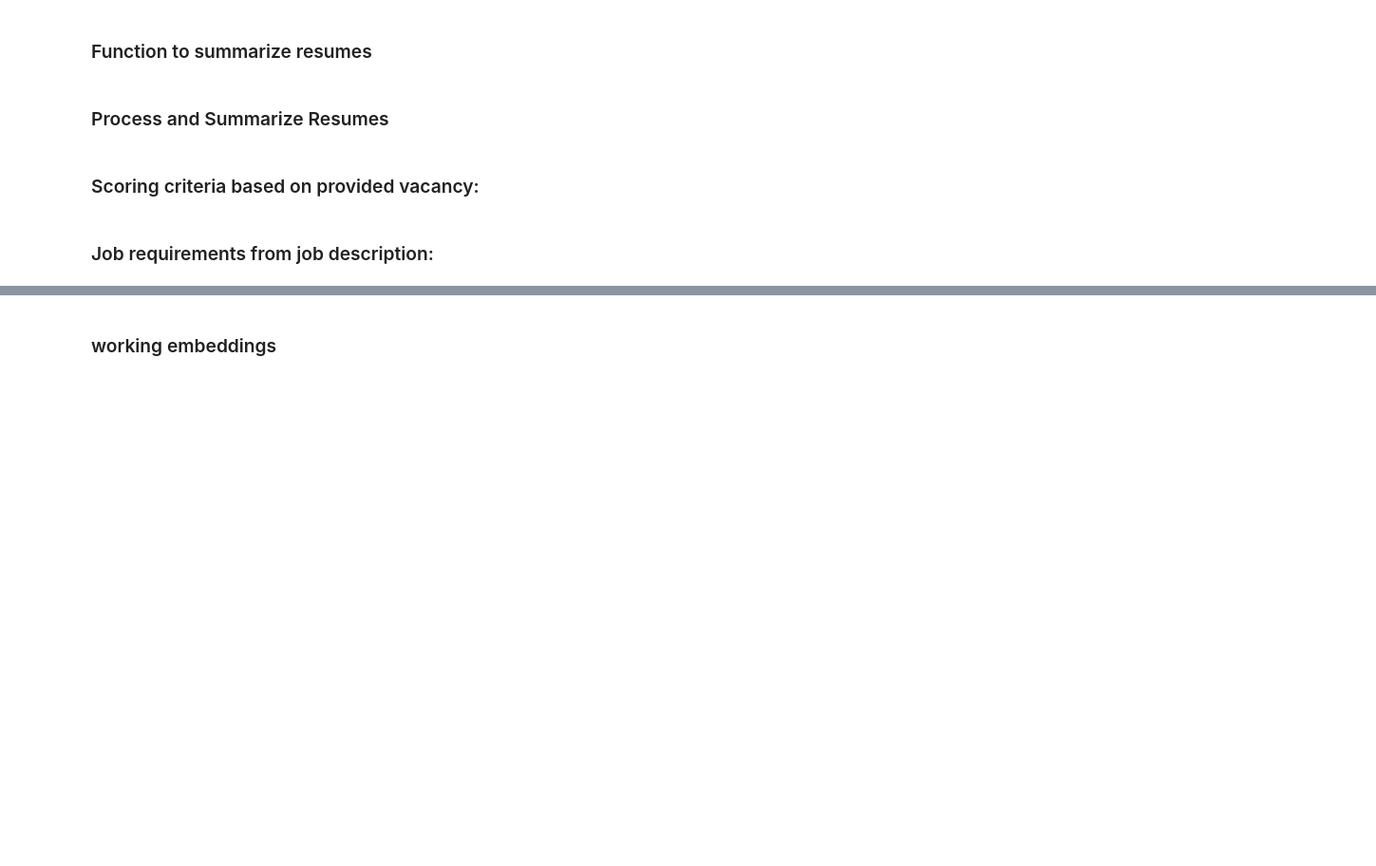
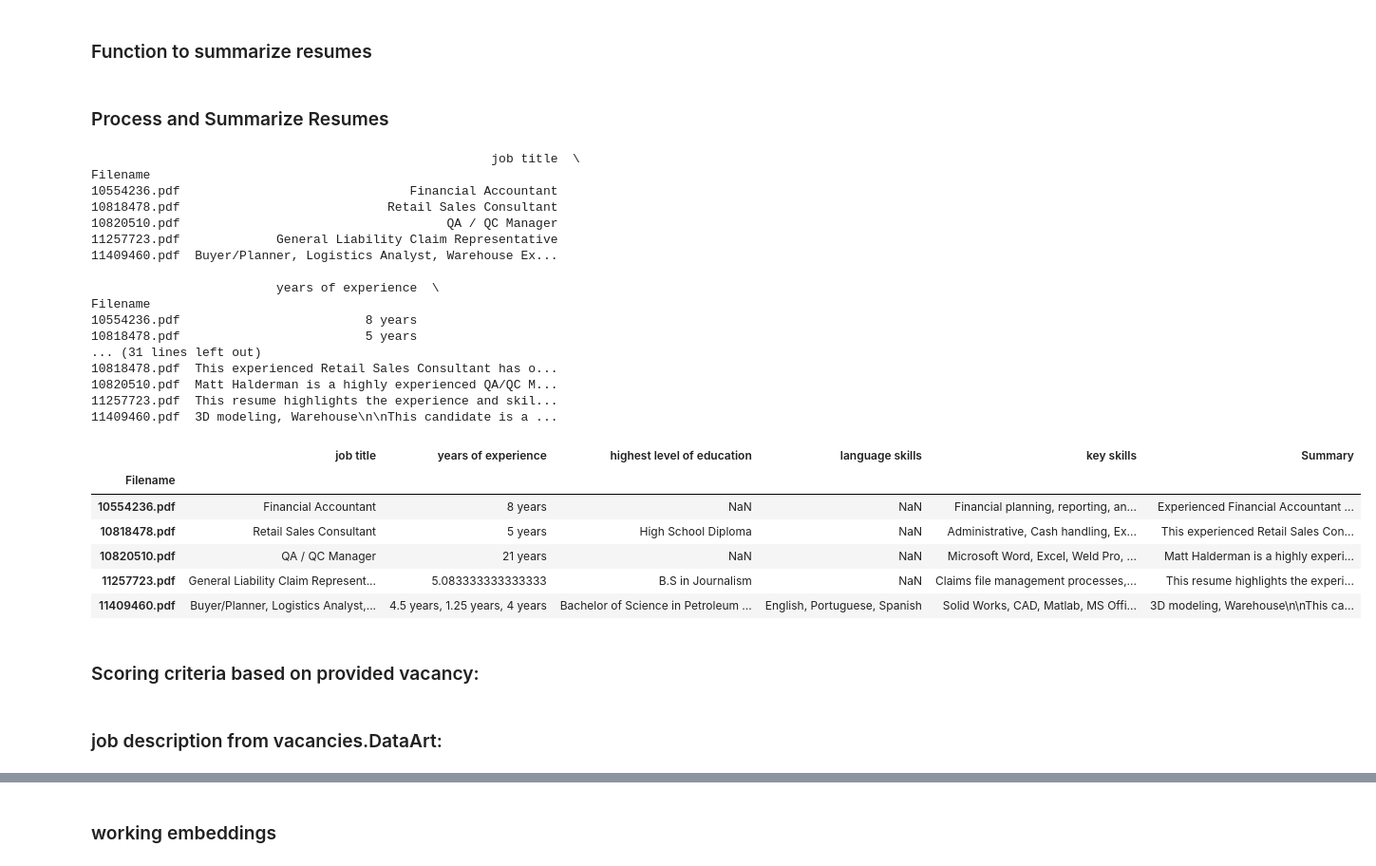
Before and after one commit to archandy1/CV-Resume-JupyterNotebook, a Jupyter notebook: Task1.v3_CV_Resume_refactoring.ipynb, the cells around one changed output, grey strips where cells are left out. Shown at 95% size. Cells and saved outputs as stored; diff of their text form; code cells hidden in the pictures; blank space fills up the shorter version.

```diff
--- a/Task1.v3_CV_Resume_refactoring.ipynb
+++ b/Task1.v3_CV_Resume_refactoring.ipynb
@@ -158,10 +150,11 @@ entities = ["job title", "years of experience", "highest level of education", "l
 ### Function to extract text from TXT files with different encodings
 # %%
 def extract_text_from_txt(file_path):
+    file_path = Path(file_path)
     encodings = ['utf-8', 'latin1', 'ISO-8859-1', 'cp1252']
     for encoding in encodings:
         try:
-            with open(file_path, 'r', encoding=encoding) as file:
+            with file_path.open('r', encoding=encoding) as file:
                 return file.read()
         except UnicodeDecodeError:
             continue
@@ -288,7 +315,6 @@ print(f"The updated DataFrame has been saved to {new_file_path}.")
 # %% [markdown]
 ### Function to summarize resumes
 # %%
-# Function to summarize resumes using OpenAI's GPT-3 model
 def summarize_text(client, text, max_chunk_size=3000, overlap_size=50):
     chunks = split_text(text, max_chunk_size, overlap_size)
     summary = ""
@@ -304,60 +330,79 @@ def summarize_text(client, text, max_chunk_size=3000, overlap_size=50):
             response = client.completions.create(
                 model="gpt-3.5-turbo-instruct",
                 prompt=prompt,
-                max_tokens=150,  # Adjust as needed for the summary length
-                temperature=0.5
+                max_tokens=150,
+                temperature=0.2
             )
             chunk_summary = response.choices[0].text.strip()
             summary += chunk_summary + "\n"
         except Exception as e:
-            # Handle any exception that occurs
             print(f"An error occurred: {e}")
 
     return summary
 # %% [markdown]
 ### Process and Summarize Resumes
 # %%
-# Process and summarize resumes, assuming summarize_text function is defined
 for filename in df.index:
-    # Determine the correct file path
     if filename.startswith('translated_'):
-        resume_path = os.path.join(translated_output_directory, filename)
+        resume_path = translated_output_directory / filename
     else:
-        resume_path = os.path.join(directory_path, filename)
+        resume_path = directory_path / filename
 
-    # Skip non-resume files like 'translated_files_list.txt'
     if 'translated_files_list' in filename:
         continue
 
-    # Check the file extension and read the content
-    if resume_path.lower().endswith('.pdf'):
+    if resume_path.suffix.lower() == '.pdf':
         try:
-            resume_text = extract_text_from_pdf(resume_path)
+            resume_text = extract_text_from_pdf(str(resume_path))
         except Exception as e:
             print(f"An error occurred while reading PDF file: {e}")
             continue
-    elif resume_path.lower().endswith('.txt'):
+    elif resume_path.suffix.lower() == '.txt':
         try:
-            resume_text = extract_text_from_txt(resume_path)
+            resume_text = extract_text_from_txt(str(resume_path))
         except Exception as e:
             print(f"An error occurred while reading text file: {e}")
             continue
     else:
         print(f"Unsupported file format for file: {resume_path}")
         continue
 
-    # Generate a summary for the resume (assuming summarize_text function is defined)
     summary = summarize_text(client, resume_text)
     df.at[filename, 'Summary'] = summary
 
-# Uncomment the below lines to see the DataFrame and save it
 print(df.head())
-df.to_excel(os.path.join(logs_directory, 'updated_resume_summaries.xlsx'))
+updated_file_path = logs_directory / '3_resumes_summaries.xlsx'
+df.to_excel(str(updated_file_path))
 df.head()
+# %% [output]
+                                                      job title  \
+Filename
+10554236.pdf                               Financial Accountant
+10818478.pdf                            Retail Sales Consultant
+10820510.pdf                                    QA / QC Manager
+11257723.pdf             General Liability Claim Representative
+11409460.pdf  Buyer/Planner, Logistics Analyst, Warehouse Ex...
+
+                         years of experience  \
+Filename
+10554236.pdf                         8 years
+10818478.pdf                         5 years
+... (31 lines left out)
+10818478.pdf  This experienced Retail Sales Consultant has o...
+10820510.pdf  Matt Halderman is a highly experienced QA/QC M...
+11257723.pdf  This resume highlights the experience and skil...
+11409460.pdf  3D modeling, Warehouse\n\nThis candidate is a ...
+|  | job title | years of experience | highest level of education | language skills | key skills | Summary |
+| Filename |  |  |  |  |  |  |
+| 10554236.pdf | Financial Accountant | 8 years | NaN | NaN | Financial planning, reporting, an... | Experienced Financial Accountant ... |
+| 10818478.pdf | Retail Sales Consultant | 5 years | High School Diploma | NaN | Administrative, Cash handling, Ex... | This experienced Retail Sales Con... |
+| 10820510.pdf | QA / QC Manager | 21 years | NaN | NaN | Microsoft Word, Excel, Weld Pro, ... | Matt Halderman is a highly experi... |
+| 11257723.pdf | General Liability Claim Represent... | 5.083333333333333 | B.S in Journalism | NaN | Claims file management processes,... | This resume highlights the experi... |
+| 11409460.pdf | Buyer/Planner, Logistics Analyst,... | 4.5 years, 1.25 years, 4 years | Bachelor of Science in Petroleum ... | English, Portuguese, Spanish | Solid Works, CAD, Matlab, MS Offi... | 3D modeling, Warehouse\n\nThis ca... |
 # %% [markdown]
 ### Scoring criteria based on provided vacancy:
 # %% [markdown]
-### Job requirements from job description:
+### job description from vacancies.DataArt:
 # %%
 job_description = """
 FullStack(NodeJS, ReactJS), Online Genealogy Service
```
Also changed, not shown: parts of 30 cells of this notebook, 11 other files.
